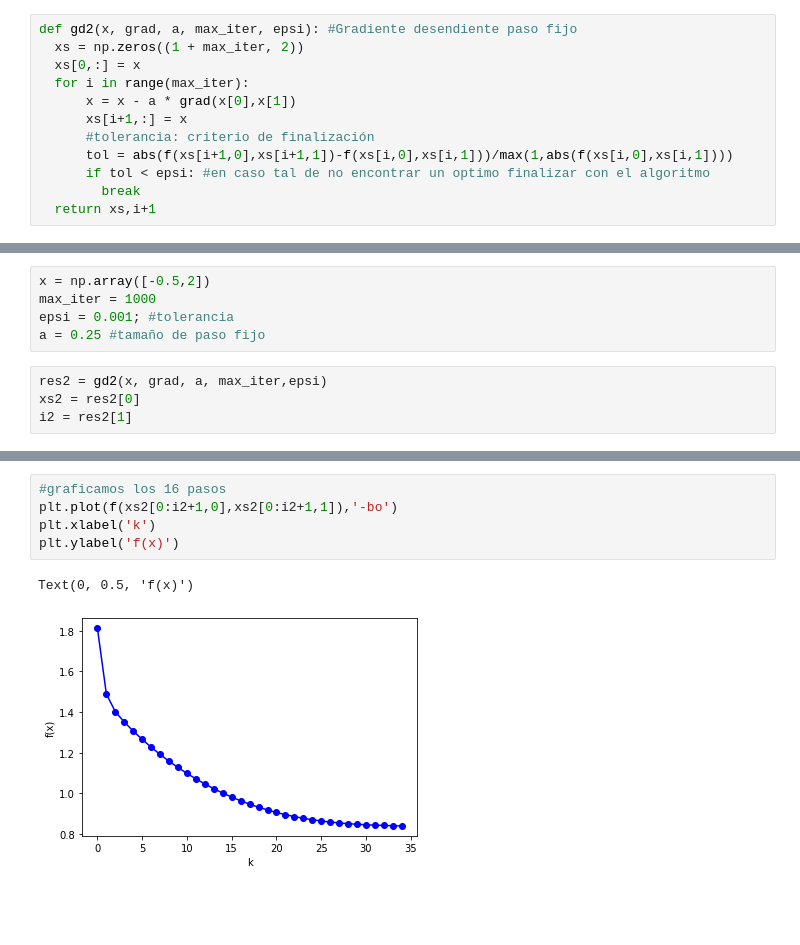
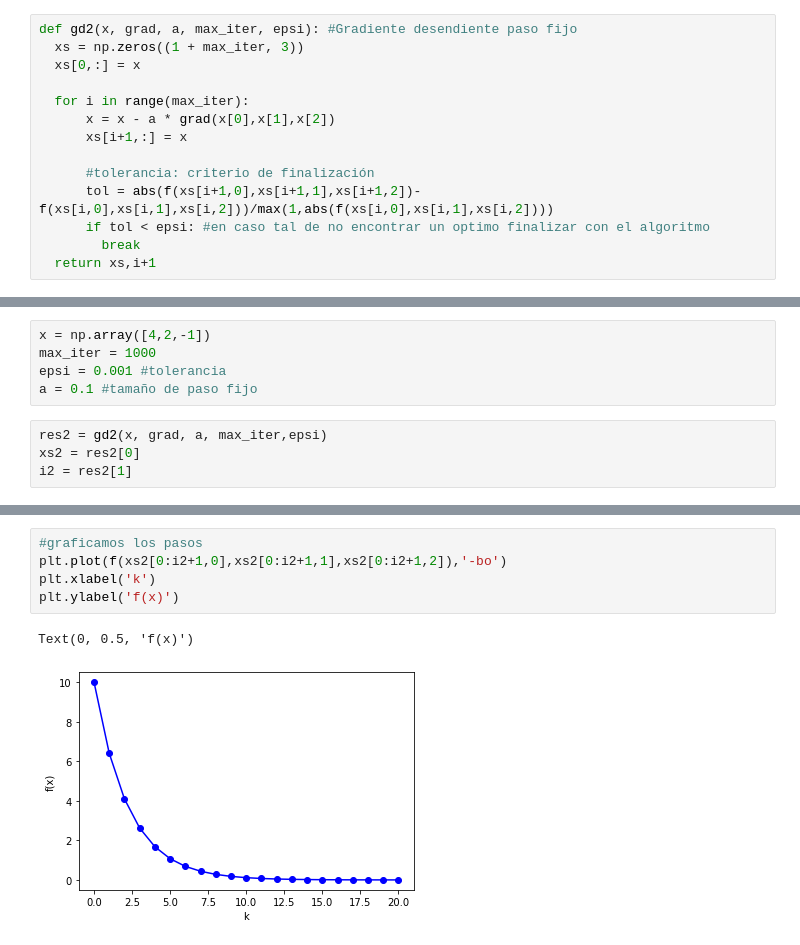
Before and after one commit to lcduquev/Analisis-Numerico, a Jupyter notebook: Steepest_Descent_Method_Problem_4.ipynb, the cells around one changed output, grey strips where cells are left out. Cells and saved outputs as stored; diff of their text form; blank space fills up the shorter version.

```diff
--- a/Steepest_Descent_Method_Problem_4.ipynb
+++ b/Steepest_Descent_Method_Problem_4.ipynb
@@ -62,13 +62,15 @@ def gd1(x, f, grad, a, max_iter): #Gradiente desendiente paso optimizado
 ### Gradiente desendiente paso fijo
 # %%
 def gd2(x, grad, a, max_iter, epsi): #Gradiente desendiente paso fijo
-  xs = np.zeros((1 + max_iter, 2))
+  xs = np.zeros((1 + max_iter, 3))
   xs[0,:] = x
+
   for i in range(max_iter):
-      x = x - a * grad(x[0],x[1])
+      x = x - a * grad(x[0],x[1],x[2])
       xs[i+1,:] = x
+
       #tolerancia: criterio de finalización
-      tol = abs(f(xs[i+1,0],xs[i+1,1])-f(xs[i,0],xs[i,1]))/max(1,abs(f(xs[i,0],xs[i,1])))
+      tol = abs(f(xs[i+1,0],xs[i+1,1],xs[i+1,2])-f(xs[i,0],xs[i,1],xs[i,2]))/max(1,abs(f(xs[i,0],xs[i,1],xs[i,2])))
       if tol < epsi: #en caso tal de no encontrar un optimo finalizar con el algoritmo
         break
   return xs,i+1
@@ -114,8 +122,8 @@ Text(0, 0.5, 'f(x)')
 # %%
-x = np.array([-0.5,2])
+x = np.array([4,2,-1])
 max_iter = 1000
-epsi = 0.001; #tolerancia
-a = 0.25 #tamaño de paso fijo
+epsi = 0.001 #tolerancia
+a = 0.1 #tamaño de paso fijo
 # %%
 res2 = gd2(x, grad, a, max_iter,epsi)
 xs2 = res2[0]
@@ -137,8 +144,8 @@ print(xs2[i2,0],xs2[i2,1]) #imprimir los valores mínimos encontrados para x1 y
 # %%
-#graficamos los 16 pasos
-plt.plot(f(xs2[0:i2+1,0],xs2[0:i2+1,1]),'-bo')
+#graficamos los pasos
+plt.plot(f(xs2[0:i2+1,0],xs2[0:i2+1,1],xs2[0:i2+1,2]),'-bo')
 plt.xlabel('k')
 plt.ylabel('f(x)')
 # %% [output]
 Text(0, 0.5, 'f(x)')
-[figure, old version]
+[figure, new version]
```
Also changed, not shown: parts of 3 cells of this notebook.
